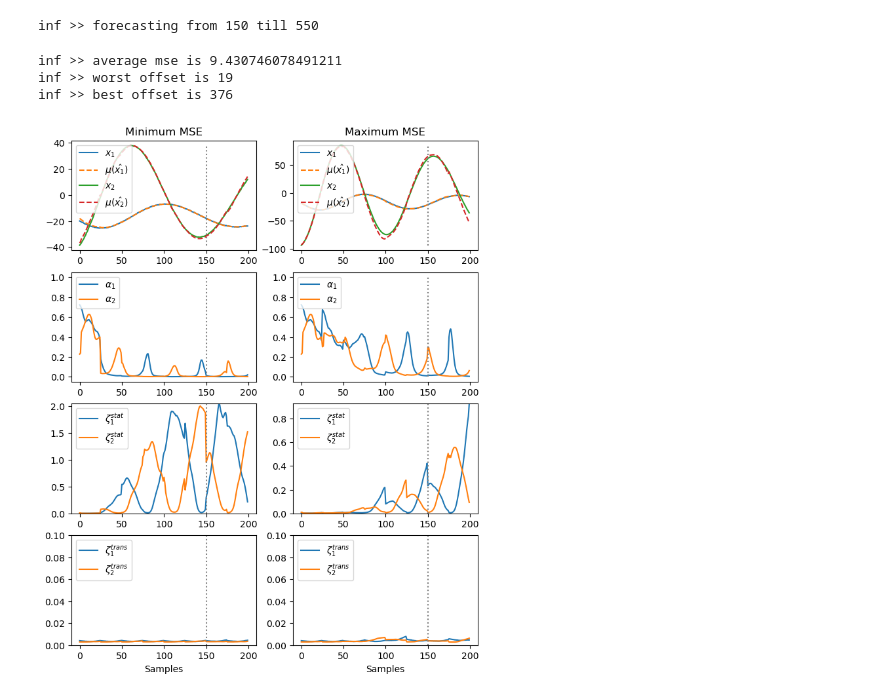
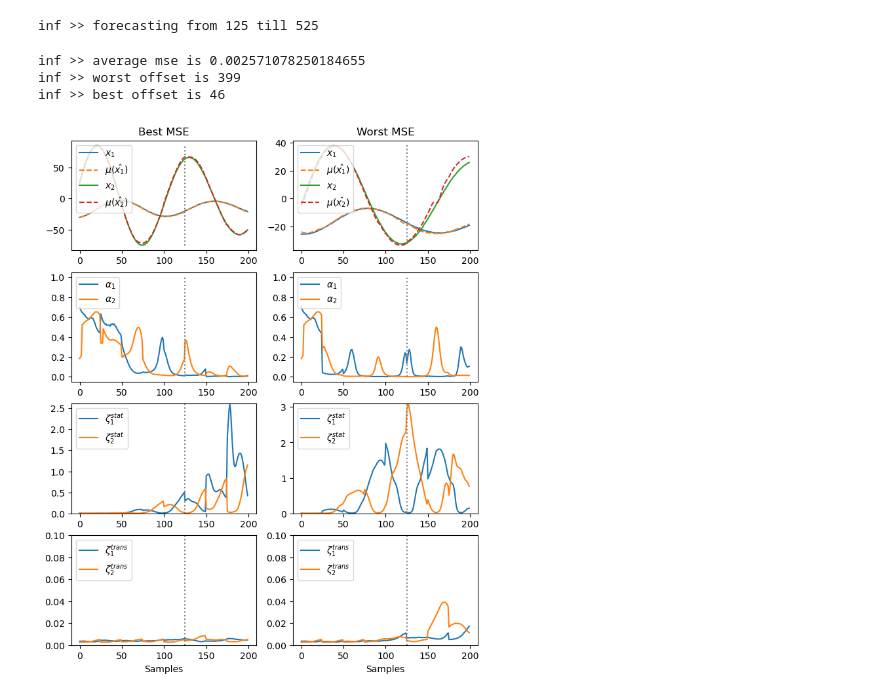
Before and after one commit to maalberg/kind, a Jupyter notebook: notebooks/baselines/04_baselines_odmd_kind_eval.ipynb, the cells around one changed output. Saved outputs shown, nothing was run; the diff lists cells and outputs as text; code cells hidden in the pictures.

Commit message:
use normalized data to compare sliding window forecasts with the truth

```diff
--- a/notebooks/baselines/04_baselines_odmd_kind_eval.ipynb
+++ b/notebooks/baselines/04_baselines_odmd_kind_eval.ipynb
@@ -104,9 +68,13 @@ with torch.no_grad():
 # %%
+# --! make forecasts in a manner of a sliding window --!
+
+# --! read test data
 datadir            = '../../data/baselines/test_sim'
 timeseries_nsample = 200
 data               = utils_data.read_datafile(f'{datadir}/eval', timeseries_nsample)
 data               = data.reshape(-1, data.shape[-1])
 
+# --! get window constants from the model
 lookback_nsample   = model.lookback_nsample
 forecast_nsample   = model.forecast_nsample
 forecast_begin     = lookback_nsample
@@ -117,21 +85,43 @@ print(f'inf >> forecasting from {forecast_begin} till {forecast_end}')
 
 mse = []
 
+# --! the lookback window is already full, so we can start the sliding forecasts
+#
+# --! forecasts are compared to the actual data - the truth - and a mean
+# --! square error is calculated each time
 with torch.no_grad():
     for j in range(forecast_begin, forecast_end):
 
-        model_i  = torch.unsqueeze(lookback, dim=0)
-        model_o  = torch.squeeze(model(model_i)[0], dim=0)
+        # --! concatenate the current lookback and the true forecast to have a properly normalized forecast region
+        # --! for comparison afterward
+        traj = torch.unsqueeze(torch.cat([lookback, data[j:j+forecast_nsample, :]], dim=0), dim=0)
 
-        forecast = model_o[lookback_nsample:, 1]
-        truth    = data[j:j+forecast_nsample, 1]
+        # --! normalize concatenated trajectory
+        mean   = torch.mean(traj, dim=1, keepdim=True)
+        traj   = traj - mean
+        scaler = utils_data.minmax_scaler(feature_range=(-1, 1))
+        traj   = scaler.fit_transform(traj)
+
+        # --! extract normalized lookback and call forward method directly to
+        # --! bypass model internal normalization
+        model_i  = traj[:, :lookback_nsample, :]
+        model_o  = torch.squeeze(model._get_mode()._forward(model_i)[0], dim=0)
+
+        # --! extract predicted forecast region
+        forecast = model_o[lookback_nsample:]
+
+        # --! extract true forecast region
+        truth = traj[0, lookback_nsample:]
+
+        # --! calculate mean square error
         loss_fn = torch.nn.MSELoss(reduction='mean')
         mse.append(loss_fn(forecast, truth))
 
+        # --! update lookback with a new measurement
         meas     = data[[j]]
         lookback = torch.cat([lookback[1:], meas], dim=0)
 # %% [output]
-inf >> forecasting from 150 till 550
+inf >> forecasting from 125 till 525
 # %%
 jworst = np.argmax(mse)
 jbest  = np.argmin(mse)
@@ -176,7 +166,7 @@ with torch.no_grad():
     maxo = torch.max(truth_best)
     mino = torch.min(truth_best)
     plt.subplot(4, 2, 1)
-    plt.title('Minimum MSE')
+    plt.title('Best MSE')
     for k in range(model.timeseries_ndim):
         plt.plot(truth_best[:, k], label='$x_{' + f'{k+1}' + '}$')
         plt.plot(mean_best[:, k], linestyle='dashed', label='$\\mu(\\hat{x_{' + f'{k+1}' + '}})$')
@@ -186,7 +176,7 @@ with torch.no_grad():
     maxo = torch.max(truth_worst)
     mino = torch.min(truth_worst)
     plt.subplot(4, 2, 2)
-    plt.title('Maximum MSE')
+    plt.title('Worst MSE')
     for k in range(model.timeseries_ndim):
         plt.plot(truth_worst[:, k], label='$x_{' + f'{k+1}' + '}$')
         plt.plot(mean_worst[:, k], linestyle='dashed', label='$\\mu(\\hat{x_{' + f'{k+1}' + '}})$')
@@ -218,34 +208,34 @@ with torch.no_grad():
     maxvar = torch.max(stat_var_worst)
     maxvar = 0.1 if maxvar < 0.1 else maxvar
     for k in range(model.timeseries_ndim):
         plt.plot(stat_var_worst[:, k], linestyle='solid', label='$\\zeta^{stat}_{' + f'{k+1}' + '}$')
     plt.plot([forecast_begin, forecast_begin], [0, maxvar], linestyle='dotted', color='gray')
     plt.ylim((0., maxvar))
     plt.legend(loc="upper left")
 
     plt.subplot(4, 2, 7)
     maxvar = torch.max(trans_var_best)
     maxvar = 0.1 if maxvar < 0.1 else maxvar
     for k in range(model.timeseries_ndim):
         plt.plot(trans_var_best[:, k], linestyle='solid', label='$\\zeta^{trans}_{' + f'{k+1}' + '}$')
     plt.plot([forecast_begin, forecast_begin], [0, maxvar], linestyle='dotted', color='gray')
     plt.ylim((0., maxvar))
     plt.legend(loc="upper left")
     plt.xlabel('Samples')
 
     plt.subplot(4, 2, 8)
     maxvar = torch.max(trans_var_worst)
     maxvar = 0.1 if maxvar < 0.1 else maxvar
     for k in range(model.timeseries_ndim):
         plt.plot(trans_var_worst[:, k], linestyle='solid', label='$\\zeta^{trans}_{' + f'{k+1}' + '}$')
     plt.plot([forecast_begin, forecast_begin], [0, maxvar], linestyle='dotted', color='gray')
     plt.ylim((0., maxvar))
     plt.legend(loc="upper left")
     plt.xlabel('Samples')
 
     plt.show()
 # %% [output]
-inf >> average mse is 9.430746078491211
-inf >> worst offset is 19
-inf >> best offset is 376
+inf >> average mse is 0.002571078250184655
+inf >> worst offset is 399
+inf >> best offset is 46
-[figure, old version]
+[figure, new version]
```
Also changed, not shown: parts of 6 cells of this notebook, 2 other files.
